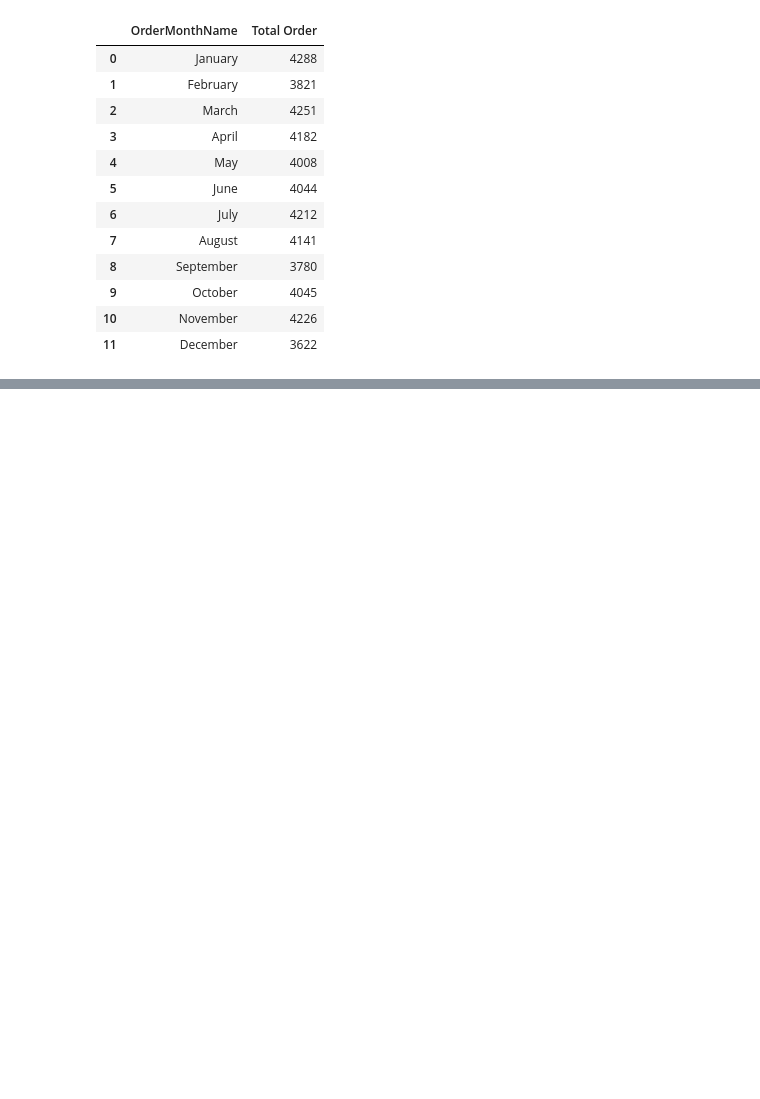
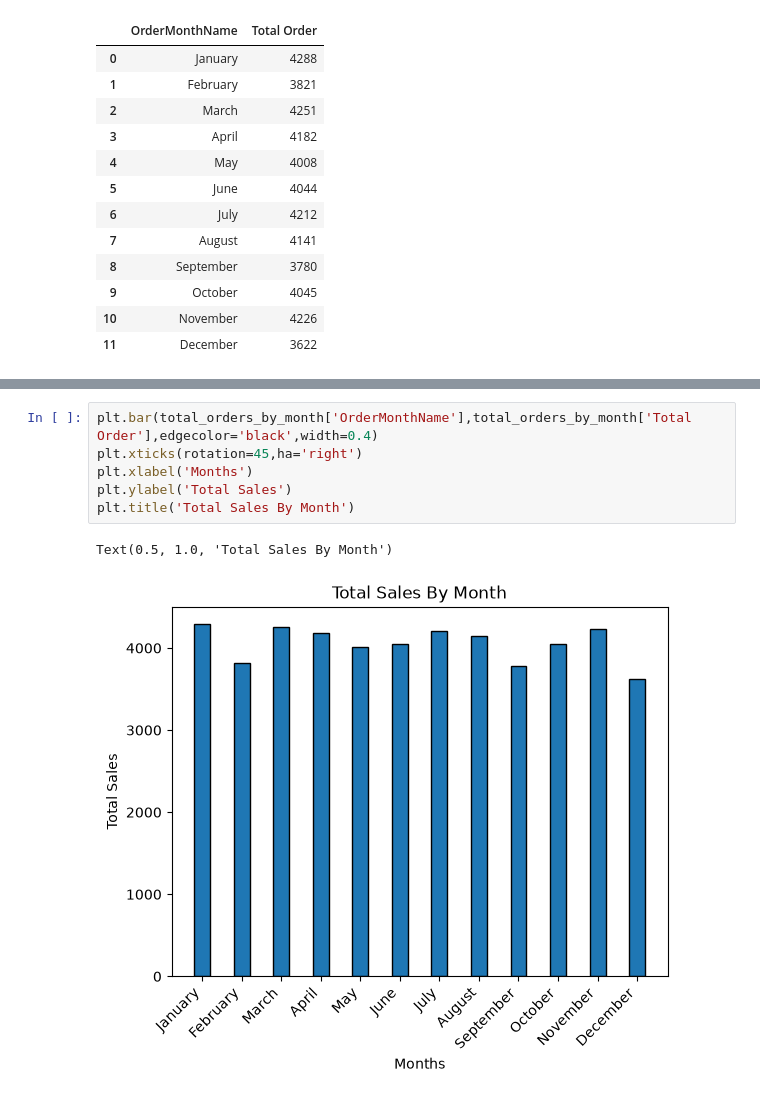
Before and after one commit to BIDUR2062/project_datascience, a Jupyter notebook: Pizza Sales Analysis/pizza_basics_analysis.ipynb, the cells around one changed output, grey strips where cells are left out. Saved outputs shown, nothing was run; the diff lists cells and outputs as text; blank space fills up the shorter version.

```diff
--- a/Pizza Sales Analysis/pizza_basics_analysis.ipynb
+++ b/Pizza Sales Analysis/pizza_basics_analysis.ipynb
@@ -143,0 +158,9 @@ Text(0.5, 1.0, 'Total Order Per Day')
+# %%
+plt.bar(total_orders_by_month['OrderMonthName'],total_orders_by_month['Total Order'],edgecolor='black',width=0.4)
+plt.xticks(rotation=45,ha='right')
+plt.xlabel('Months')
+plt.ylabel('Total Sales')
+plt.title('Total Sales By Month')
+# %% [output]
+Text(0.5, 1.0, 'Total Sales By Month')
+[figure, added]
```
Also changed, not shown: parts of 3 cells of this notebook.
